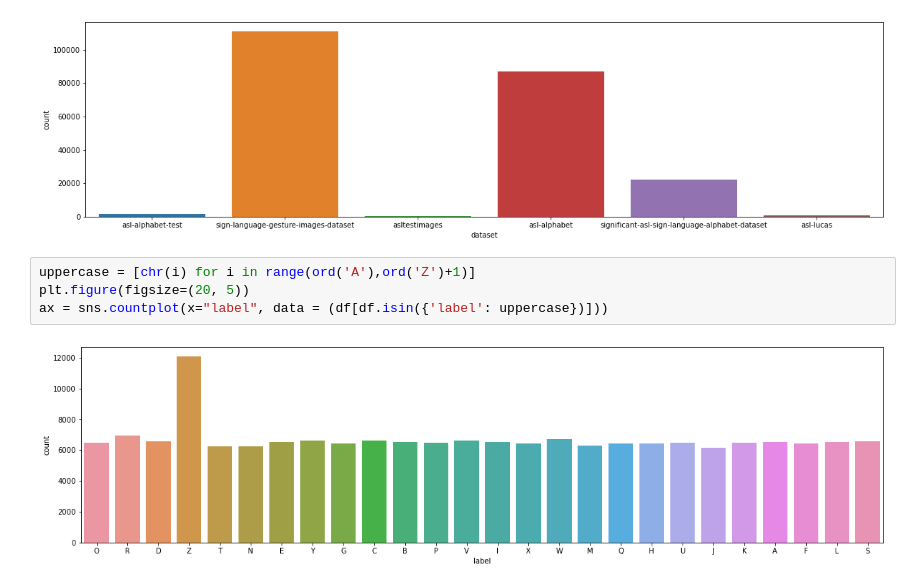
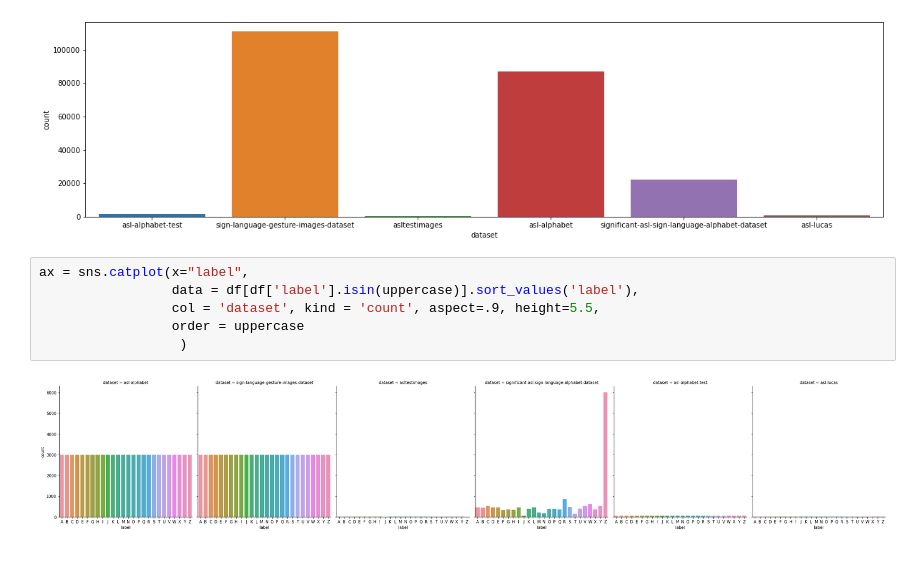
Before and after one commit to Alex-Kopylov/thesis, a Jupyter notebook: eda.ipynb, the cells around one changed output. Cells and saved outputs as stored; diff of their text form; blank space fills up the shorter version.

Commit message:
plot with samples letter per dataset

```diff
--- a/eda.ipynb
+++ b/eda.ipynb
@@ -26,9 +17,11 @@ plt.figure(figsize=(20, 5))
 ax = sns.countplot(x="dataset", data=df)
 # %% [output]
 [figure]
-# %%
-uppercase = [chr(i) for i in range(ord('A'),ord('Z')+1)]
-plt.figure(figsize=(20, 5))
-ax = sns.countplot(x="label", data = (df[df.isin({'label': uppercase})]))
-# %% [output]
-[figure, removed]
+# %%
+ax = sns.catplot(x="label",
+                 data = df[df['label'].isin(uppercase)].sort_values('label'),
+                 col = 'dataset', kind = 'count', aspect=.9, height=5.5,
+                 order = uppercase
+                  )
+# %% [output]
+[figure, added]
```
Also changed, not shown: parts of 5 cells of this notebook.
